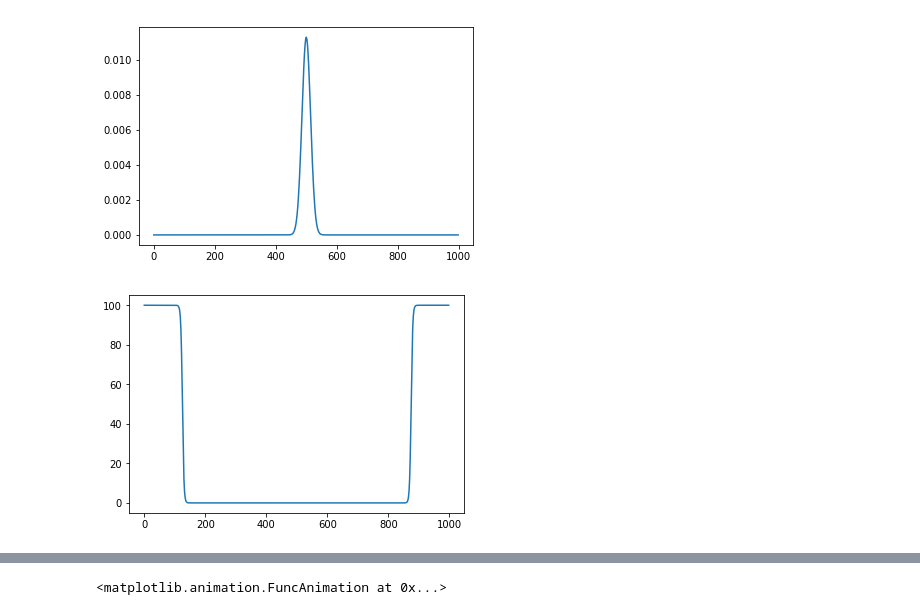
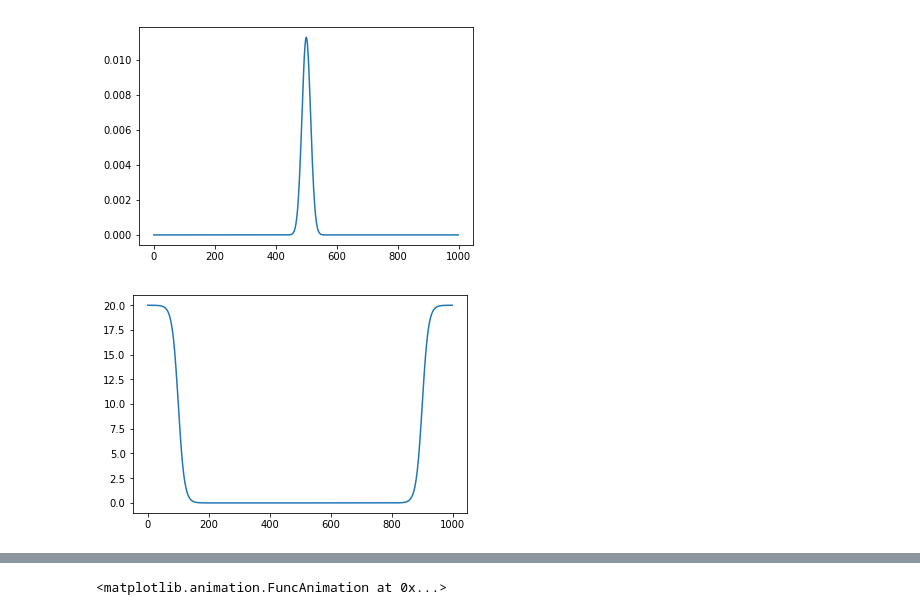
Before and after one commit to feoth/Spectral1D, a Jupyter notebook: BoussinesqForced.ipynb, the cells around one changed output, grey strips where cells are left out. Saved outputs shown, nothing was run; the diff lists cells and outputs as text; code cells hidden in the pictures.

```diff
--- a/BoussinesqForced.ipynb
+++ b/BoussinesqForced.ipynb
@@ -13,11 +13,6 @@ from IPython.display import HTML
 plt.rcParams['animation.html'] = 'html5'
 from log_progress import log_progress
 # %%
-# m to mm
-coord_scale = 1
-# s to microsec
-time_scale = 1
-
 # parameters
 R = 5
 rho = 1.06; E = 3.7; nu = 0.34; l = -18.9; m = -13.3; n = -10.0 # PS
@@ -212,9 +207,9 @@ xi = np.fft.fftfreq(len(X))*(len(X))*2*np.pi /(X[-1] - X[0])
 
 # sponge
 def sponge_coef_func(x):
-    amplt = 50
-    kappa = 0.2
-    lfrac = 3.0/4.0
+    amplt = 10
+    kappa = 5e-2
+    lfrac = 4.0/5.0
     return amplt*( 1 + np.tanh(kappa*(x-L/2 - lfrac*L/2))
                   +1 - np.tanh(kappa*(x-L/2 + lfrac*L/2)))
 
@@ -234,34 +229,34 @@ def der2_move(t, y):
           - xi**2*(beta1m*u2) - v_sp)/(1 - xi**2*alph2m)
     return np.concatenate((du, dv))
 
 # three dispersive terms
 def der4(t, y):
     u, v, w, q = y.reshape(4, -1)
     u_orig = np.fft.ifft(u)
     u2 = np.fft.fft(u_orig**2)
     du, dv, dw = v, w, q
     dq = -((1 - alph2m*xi**2)*w + xi**2*(c**2 + alph3m*xi**2)*u
            + xi**2*(beta1m*u2))/alph1m
     return np.concatenate((du, dv, dw, dq))
 
 # xm = x - ct
 def der4_move(t, y):
     u, v, w, q = y.reshape(4, -1)
     u_orig = np.fft.ifft(u)
     v_orig = np.fft.ifft(v)
     w_orig = np.fft.ifft(w)
     q_orig = np.fft.ifft(q)
     u_sp, v_sp = np.fft.fft(u_orig*sp_coef), np.fft.fft(v_orig*sp_coef)
     w_sp, q_sp = np.fft.fft(w_orig*sp_coef), np.fft.fft(q_orig*sp_coef)
     u2 = np.fft.fft(u_orig**2)
     du, dv, dw = v - u_sp, w - v_sp, q - w_sp
     dq = (4j*alph1m*c*xi*q + (xi**2*(alph2m + 6*alph1m*c**2) - 1)*w
           + 2j*c*xi*(1 - xi**2*(alph2m + 2*alph1m*c**2))*v
           - xi**4*(alph1m*c**4 + alph2m*c**2 + alph3m)*u
           - xi**2*(beta1m*u2) - q_sp)/alph1m
     return np.concatenate((du, dv, dw, dq))
 # %% [output]
-[figure, old version]
+[figure, new version]
 # %%
 # de-aliased initial conditions
 sol = iv(X, 0)
```
Also changed, not shown: parts of 6 cells of this notebook, 4 other files.
